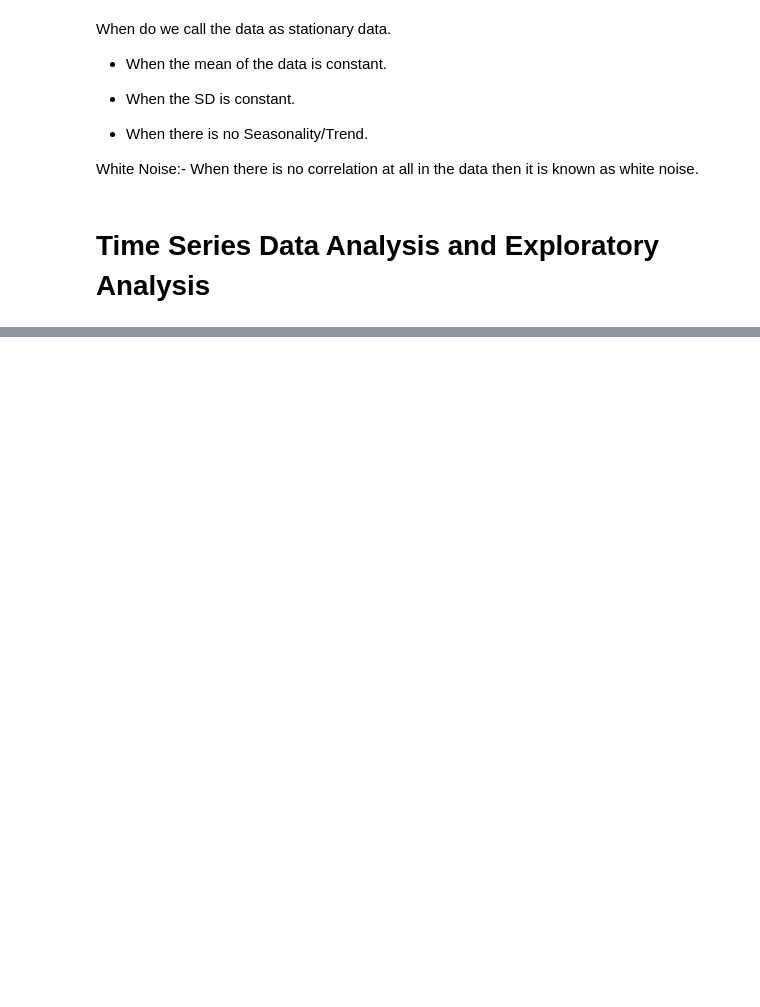
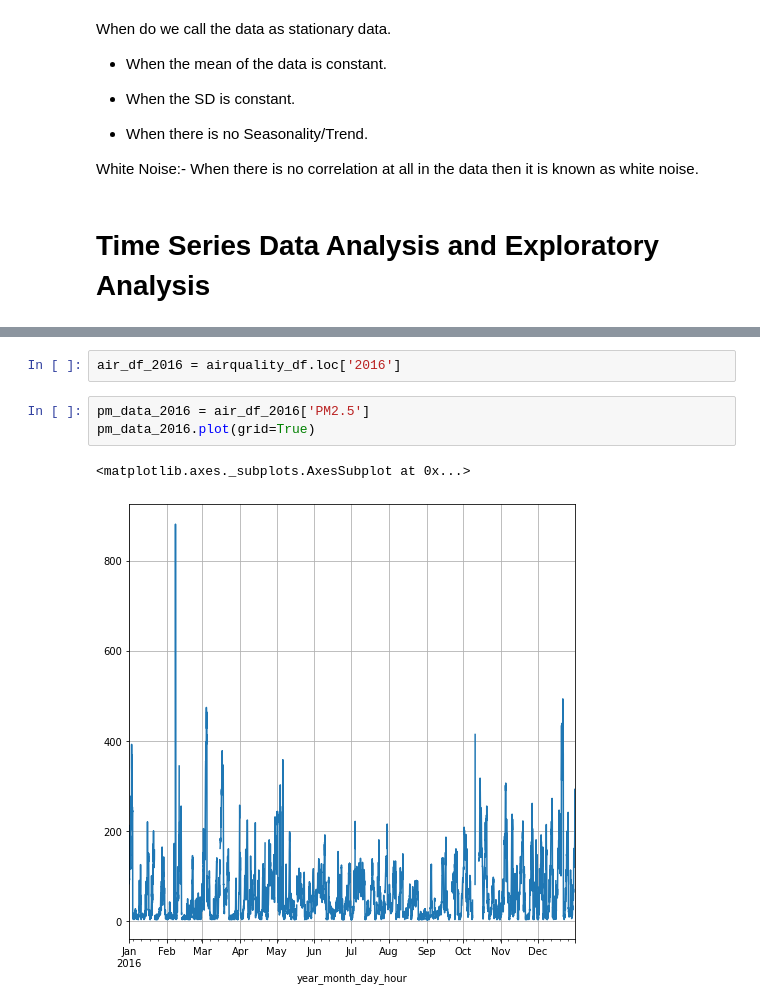
Before and after one commit to AVI18794/Awesome-pytorch-list, a Jupyter notebook: Time_Series_1.ipynb, the cells around one changed output, grey strips where cells are left out. Saved outputs shown, nothing was run; the diff lists cells and outputs as text; blank space fills up the shorter version.

```diff
--- a/Time_Series_1.ipynb
+++ b/Time_Series_1.ipynb
@@ -41,0 +250,8 @@ warnings.filterwarnings('ignore')
+# %%
+air_df_2016 = airquality_df.loc['2016']
+# %%
+pm_data_2016 = air_df_2016['PM2.5']
+pm_data_2016.plot(grid=True)
+# %% [output]
+<matplotlib.axes._subplots.AxesSubplot at 0x...>
+[figure, added]
```
Also changed, not shown: parts of 23 cells of this notebook.
